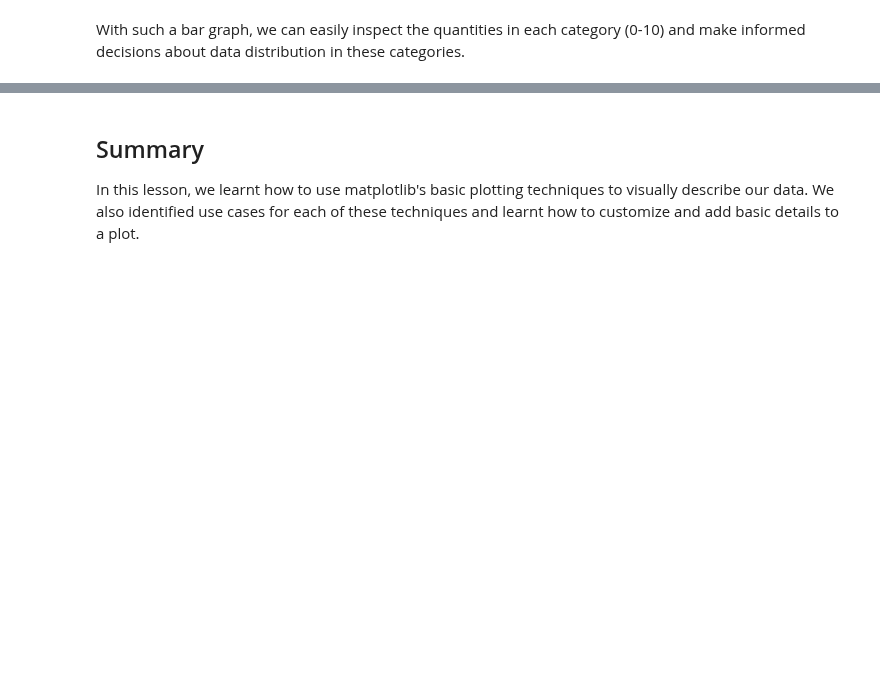
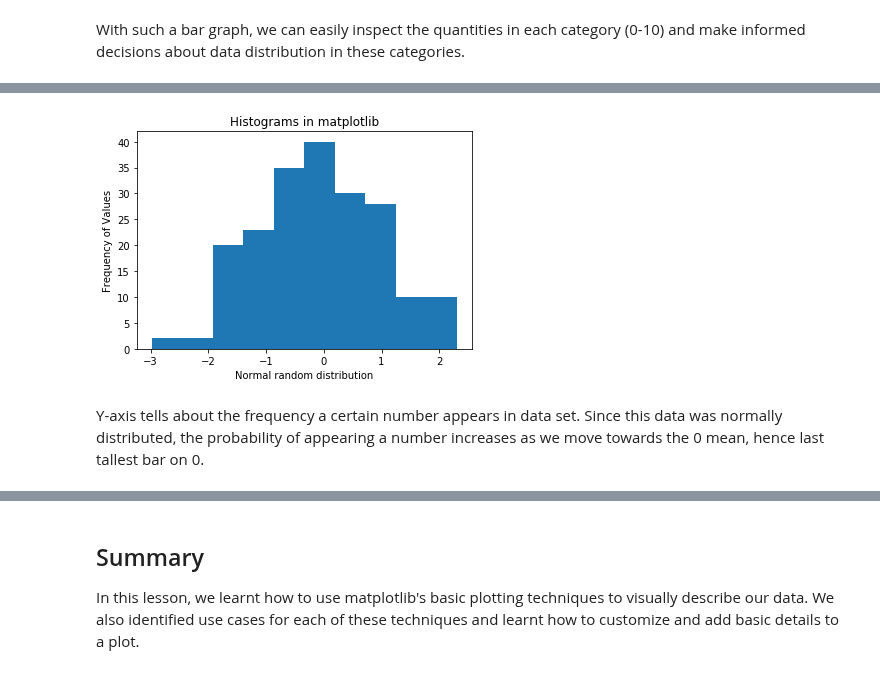
Before and after one commit to learn-co-curriculum/dsc-data-viz, a Jupyter notebook: index.ipynb, the cells around one changed output, grey strips where cells are left out. Drawn from its saved outputs; the diff is of its cells as text; code cells hidden in the pictures; blank space fills up the shorter version.

```diff
--- a/index.ipynb
+++ b/index.ipynb
@@ -135,0 +132,18 @@ Here, we take a range of integers from 1 -100, the first parameter is lowest, 2n
+# %%
+# Set seed for reproducability
+np.random.seed(100)
+
+# Generate 100 values from 0 mean normal distribution
+x = np.random.randn(200)
+
+#Plot the distogram with hist() function
+plt.hist(x, bins = 10)
+
+plt.xlabel('Normal random distribution')
+plt.ylabel('Frequency of Values')
+plt.title('Histograms in matplotlib')
+plt.show()
+# %% [output]
+[figure, added]
+# %% [markdown]
+Y-axis tells about the frequency a certain number appears in data set. Since this data was normally distributed, the probability of appearing a number increases as we move towards the 0 mean, hence last tallest bar on 0.
```
Also changed, not shown: parts of 20 cells of this notebook, 8 other files.
